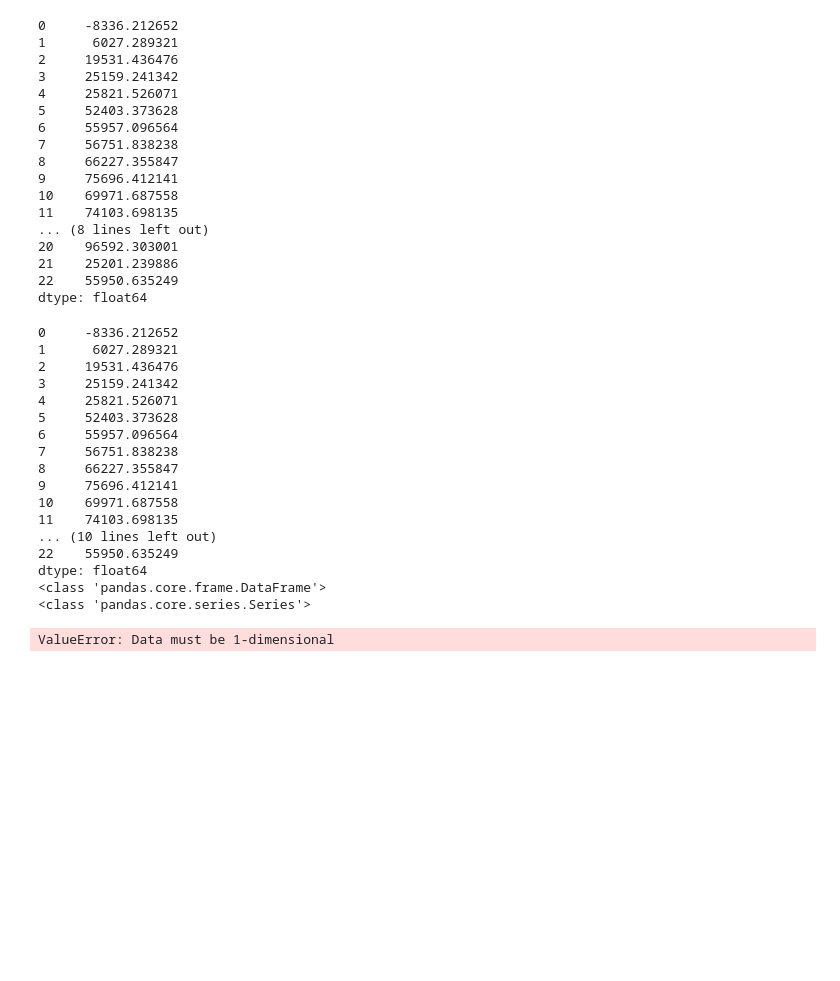
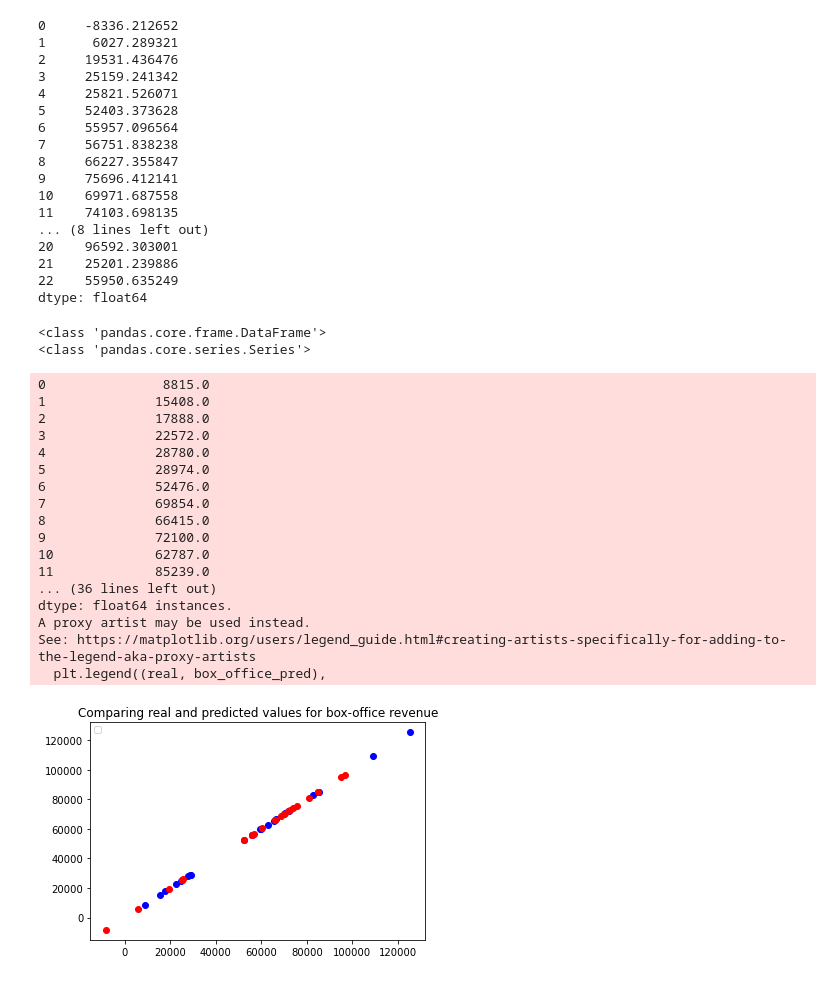
Before and after one commit to tomasmendes08/Econometrics, a Jupyter notebook: project/project.ipynb, the cells around one changed output. Cells and saved outputs as stored; diff of their text form; code cells hidden in the pictures; blank space fills up the shorter version.

Commit message:
graph to compare real and predicted values

```diff
--- a/project/project.ipynb
+++ b/project/project.ipynb
@@ -304,34 +304,36 @@ print(box_office_pred)
 21    25201.239886
 22    55950.635249
 dtype: float64
-# %%
-real = df.loc[:, df.columns == 'Box-office revenue']
-real.astype({'Box-office revenue':'float'})
-print(box_office_pred)
-print(real)
-
-d = {'real' : real,
-     'predicted' : box_office_pred}
-
-dataf = pd.DataFrame(d, index=[0,22])
-
-df.plot(style=['o','rx'])
-# %% [output]
-0     -8336.212652
-1      6027.289321
-2     19531.436476
-3     25159.241342
-4     25821.526071
-5     52403.373628
-6     55957.096564
-7     56751.838238
-8     66227.355847
-9     75696.412141
-10    69971.687558
-11    74103.698135
-... (10 lines left out)
-22    55950.635249
-dtype: float64
-<class 'pandas.core.frame.DataFrame'>
-<class 'pandas.core.series.Series'>
-ValueError: Data must be 1-dimensional
+# %%
+real = df.loc[:, df.columns == 'Box-office revenue']
+box_office_pred.to_frame().reset_index()
+print(type(real))
+print(type(box_office_pred))
+
+import matplotlib.pyplot as plt
+plt.scatter(real, real, c ="blue")
+plt.scatter(box_office_pred, box_office_pred, c ="red")
+plt.title("Comparing real and predicted values for box-office revenue")
+plt.legend(["real", "predicted"])
+plt.show()
+# %% [output]
+<class 'pandas.core.frame.DataFrame'>
+<class 'pandas.core.series.Series'>
+0               8815.0
+1              15408.0
+2              17888.0
+3              22572.0
+4              28780.0
+5              28974.0
+6              52476.0
+7              69854.0
+8              66415.0
+9              72100.0
+10             62787.0
+11             85239.0
+... (36 lines left out)
+dtype: float64 instances.
+A proxy artist may be used instead.
+See: https://matplotlib.org/users/legend_guide.html#creating-artists-specifically-for-adding-to-the-legend-aka-proxy-artists
+  plt.legend((real, box_office_pred),
+[figure, added]
```
Also changed, not shown: parts of 6 cells of this notebook.
